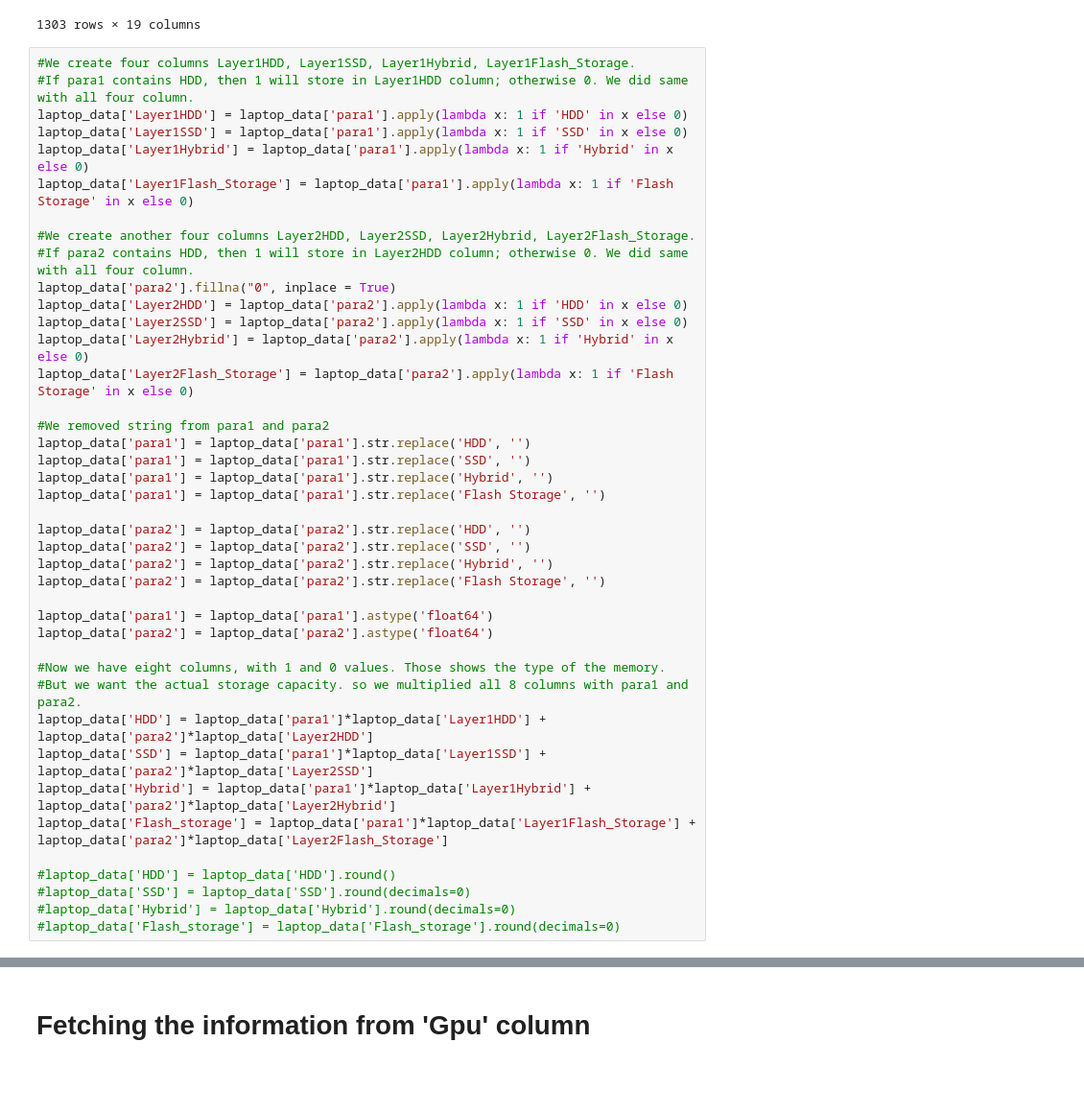
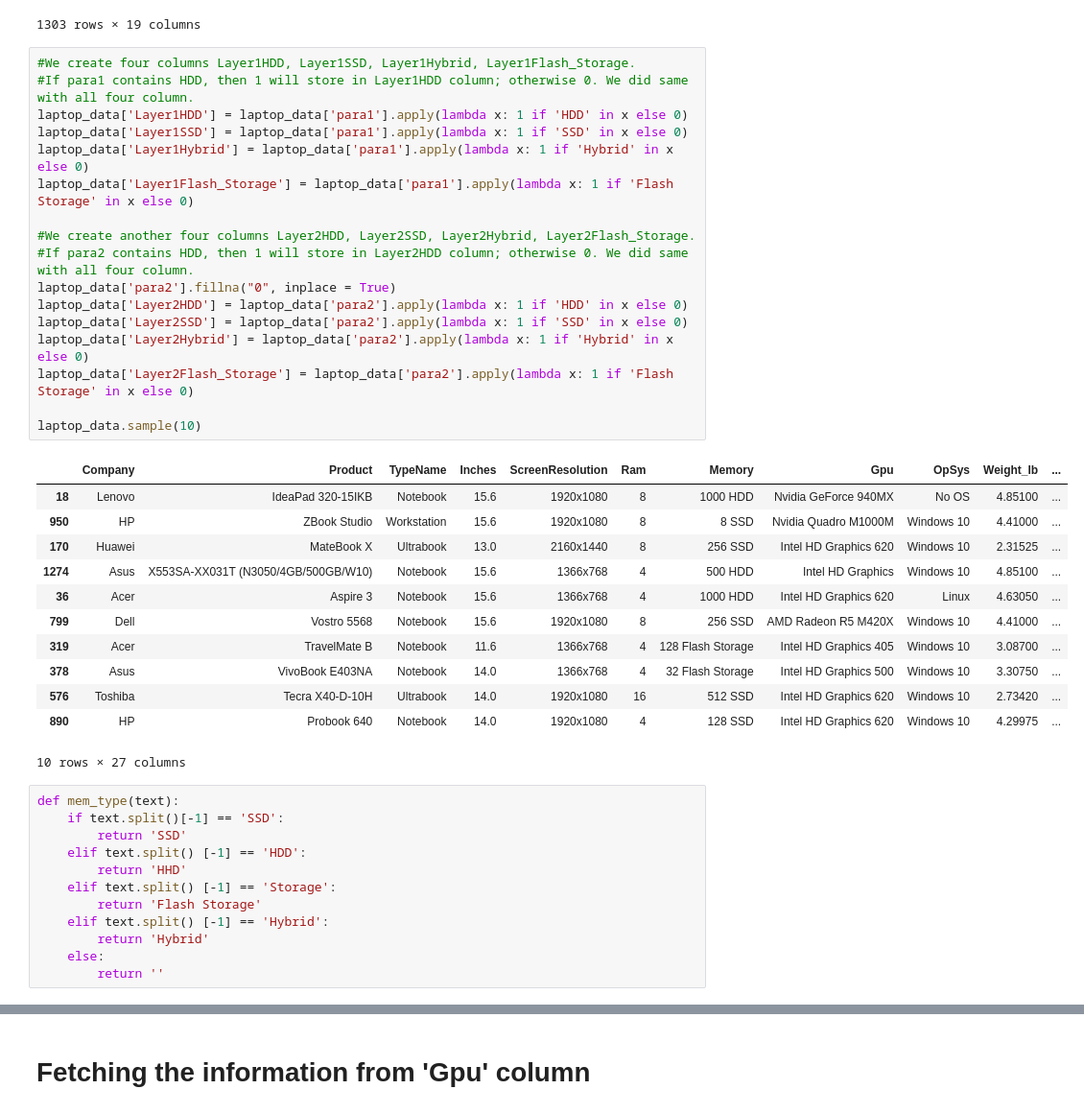
Before and after one commit to PassionateDataScientist/Laptop_price_capstone2, a Jupyter notebook: Laptop Price Data Wrangling.ipynb, the cells around one changed output, grey strips where cells are left out. Shown at 96% size. Cells and saved outputs as stored; diff of their text form; blank space fills up the shorter version.

```diff
--- a/Laptop Price Data Wrangling.ipynb
+++ b/Laptop Price Data Wrangling.ipynb
@@ -461,41 +461,42 @@ laptop_data
 # %%
 #We create four columns Layer1HDD, Layer1SSD, Layer1Hybrid, Layer1Flash_Storage.
 #If para1 contains HDD, then 1 will store in Layer1HDD column; otherwise 0. We did same with all four column.
 laptop_data['Layer1HDD'] = laptop_data['para1'].apply(lambda x: 1 if 'HDD' in x else 0)
 laptop_data['Layer1SSD'] = laptop_data['para1'].apply(lambda x: 1 if 'SSD' in x else 0)
 laptop_data['Layer1Hybrid'] = laptop_data['para1'].apply(lambda x: 1 if 'Hybrid' in x else 0)
 laptop_data['Layer1Flash_Storage'] = laptop_data['para1'].apply(lambda x: 1 if 'Flash Storage' in x else 0)
 
 #We create another four columns Layer2HDD, Layer2SSD, Layer2Hybrid, Layer2Flash_Storage.
 #If para2 contains HDD, then 1 will store in Layer2HDD column; otherwise 0. We did same with all four column.
 laptop_data['para2'].fillna("0", inplace = True)
 laptop_data['Layer2HDD'] = laptop_data['para2'].apply(lambda x: 1 if 'HDD' in x else 0)
 laptop_data['Layer2SSD'] = laptop_data['para2'].apply(lambda x: 1 if 'SSD' in x else 0)
 laptop_data['Layer2Hybrid'] = laptop_data['para2'].apply(lambda x: 1 if 'Hybrid' in x else 0)
 laptop_data['Layer2Flash_Storage'] = laptop_data['para2'].apply(lambda x: 1 if 'Flash Storage' in x else 0)
 
-#We removed string from para1 and para2
-laptop_data['para1'] = laptop_data['para1'].str.replace('HDD', '')
-laptop_data['para1'] = laptop_data['para1'].str.replace('SSD', '')
-laptop_data['para1'] = laptop_data['para1'].str.replace('Hybrid', '')
-laptop_data['para1'] = laptop_data['para1'].str.replace('Flash Storage', '')
-
-laptop_data['para2'] = laptop_data['para2'].str.replace('HDD', '')
-laptop_data['para2'] = laptop_data['para2'].str.replace('SSD', '')
-laptop_data['para2'] = laptop_data['para2'].str.replace('Hybrid', '')
-laptop_data['para2'] = laptop_data['para2'].str.replace('Flash Storage', '')
-
-laptop_data['para1'] = laptop_data['para1'].astype('float64')
-laptop_data['para2'] = laptop_data['para2'].astype('float64')
-
-#Now we have eight columns, with 1 and 0 values. Those shows the type of the memory.
-#But we want the actual storage capacity. so we multiplied all 8 columns with para1 and para2.
-laptop_data['HDD'] = laptop_data['para1']*laptop_data['Layer1HDD'] + laptop_data['para2']*laptop_data['Layer2HDD']
-laptop_data['SSD'] = laptop_data['para1']*laptop_data['Layer1SSD'] + laptop_data['para2']*laptop_data['Layer2SSD']
-laptop_data['Hybrid'] = laptop_data['para1']*laptop_data['Layer1Hybrid'] + laptop_data['para2']*laptop_data['Layer2Hybrid']
-laptop_data['Flash_storage'] = laptop_data['para1']*laptop_data['Layer1Flash_Storage'] + laptop_data['para2']*laptop_data['Layer2Flash_Storage']
-
-#laptop_data['HDD'] = laptop_data['HDD'].round()
-#laptop_data['SSD'] = laptop_data['SSD'].round(decimals=0)
-#laptop_data['Hybrid'] = laptop_data['Hybrid'].round(decimals=0)
-#laptop_data['Flash_storage'] = laptop_data['Flash_storage'].round(decimals=0)
+laptop_data.sample(10)
+# %% [output]
+|  | Company | Product | TypeName | Inches | ScreenResolution | Ram | Memory | Gpu | OpSys | Weight_lb | ... |
+| 18 | Lenovo | IdeaPad 320-15IKB | Notebook | 15.6 | 1920x1080 | 8 | 1000 HDD | Nvidia GeForce 940MX | No OS | 4.85100 | ... |
+| 950 | HP | ZBook Studio | Workstation | 15.6 | 1920x1080 | 8 | 8 SSD | Nvidia Quadro M1000M | Windows 10 | 4.41000 | ... |
+| 170 | Huawei | MateBook X | Ultrabook | 13.0 | 2160x1440 | 8 | 256 SSD | Intel HD Graphics 620 | Windows 10 | 2.31525 | ... |
+| 1274 | Asus | X553SA-XX031T (N3050/4GB/500GB/W10) | Notebook | 15.6 | 1366x768 | 4 | 500 HDD | Intel HD Graphics | Windows 10 | 4.85100 | ... |
+| 36 | Acer | Aspire 3 | Notebook | 15.6 | 1366x768 | 4 | 1000 HDD | Intel HD Graphics 620 | Linux | 4.63050 | ... |
+| 799 | Dell | Vostro 5568 | Notebook | 15.6 | 1920x1080 | 8 | 256 SSD | AMD Radeon R5 M420X | Windows 10 | 4.41000 | ... |
+| 319 | Acer | TravelMate B | Notebook | 11.6 | 1366x768 | 4 | 128 Flash Storage | Intel HD Graphics 405 | Windows 10 | 3.08700 | ... |
+| 378 | Asus | VivoBook E403NA | Notebook | 14.0 | 1366x768 | 4 | 32 Flash Storage | Intel HD Graphics 500 | Windows 10 | 3.30750 | ... |
+| 576 | Toshiba | Tecra X40-D-10H | Ultrabook | 14.0 | 1920x1080 | 16 | 512 SSD | Intel HD Graphics 620 | Windows 10 | 2.73420 | ... |
+| 890 | HP | Probook 640 | Notebook | 14.0 | 1920x1080 | 4 | 128 SSD | Intel HD Graphics 620 | Windows 10 | 4.29975 | ... |
+10 rows × 27 columns
+# %%
+def mem_type(text):
+    if text.split()[-1] == 'SSD':
+        return 'SSD'
+    elif text.split() [-1] == 'HDD':
+        return 'HHD'
+    elif text.split() [-1] == 'Storage':
+        return 'Flash Storage'
+    elif text.split() [-1] == 'Hybrid':
+        return 'Hybrid'
+    else:
+        return ''
```
Also changed, not shown: parts of 14 cells of this notebook, 1 other file.
